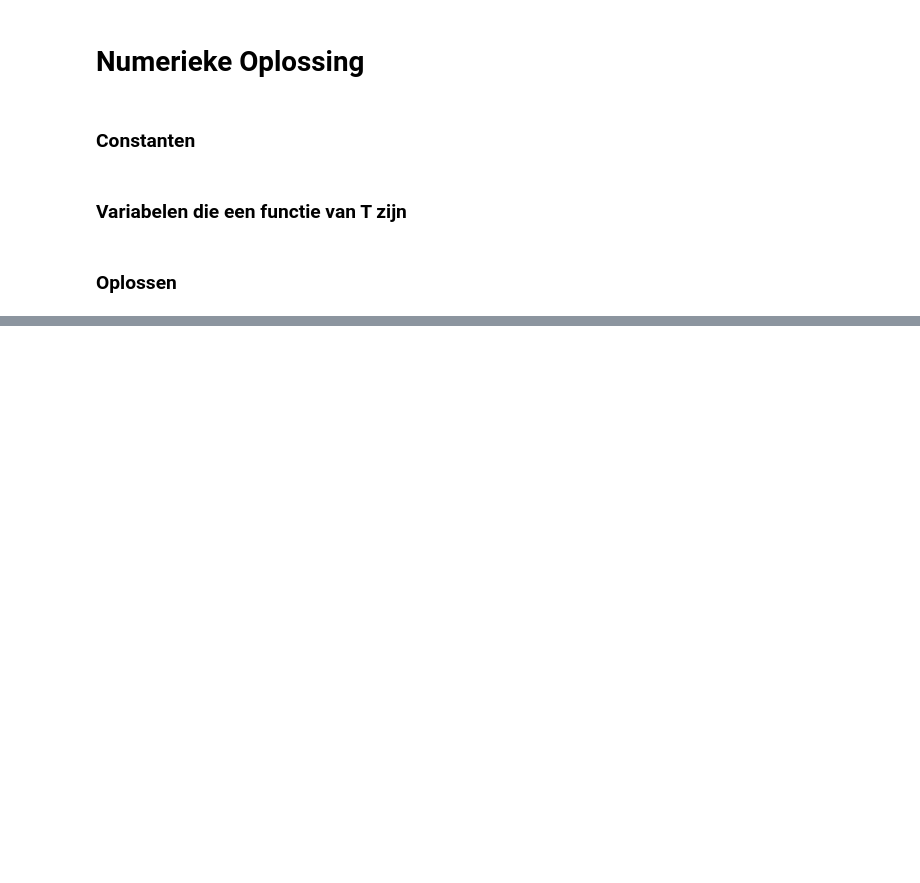
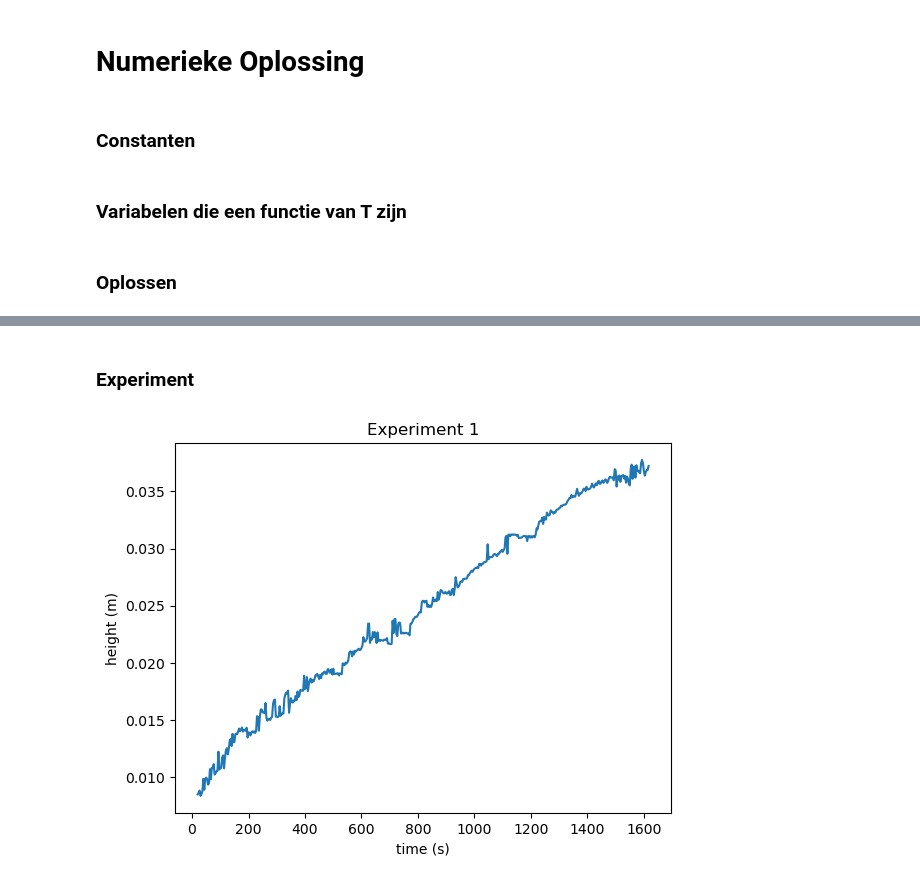
Before and after one commit to Linuxable/FT-honours, a Jupyter notebook: numeriek.ipynb, the cells around one changed output, grey strips where cells are left out. Cells and saved outputs as stored; diff of their text form; code cells hidden in the pictures; blank space fills up the shorter version.

Commit message:
experimentdata toegevoegd

```diff
--- a/numeriek.ipynb
+++ b/numeriek.ipynb
@@ -122,0 +123,16 @@ plot_grid(T[k,:], k)
+# %% [markdown]
+### Experiment ###
+# %%
+#Data importeren
+data = np.loadtxt(r"C:\Users\jesse\FT-honours\FT_Honours_Data.csv", delimiter=';', skiprows=1, usecols=[2,3,4])
+t_data = data[:,0]
+y_data = data[:,2]
+# %%
+plt.figure()
+plt.title('Experiment 1')
+plt.plot(t_data,y_data)
+plt.xlabel('time (s)')
+plt.ylabel('height (m)')
+plt.show()
+# %% [output]
+[figure, added]
```
Also changed, not shown: parts of 1 cell of this notebook, 1 other file.
